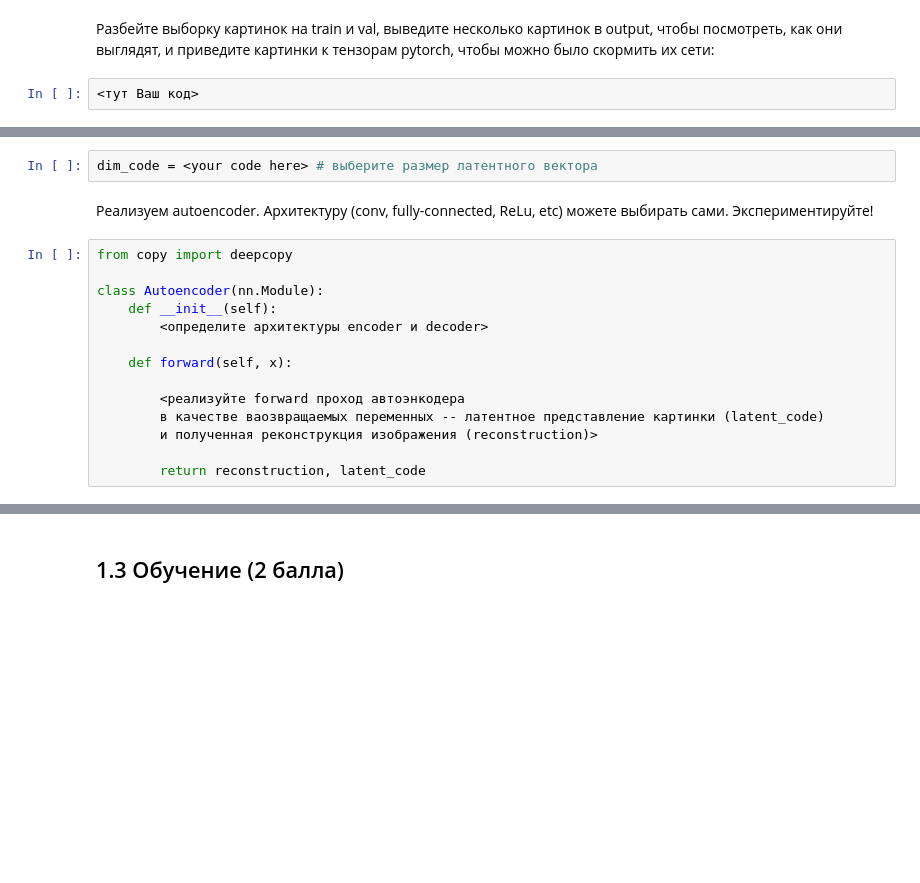
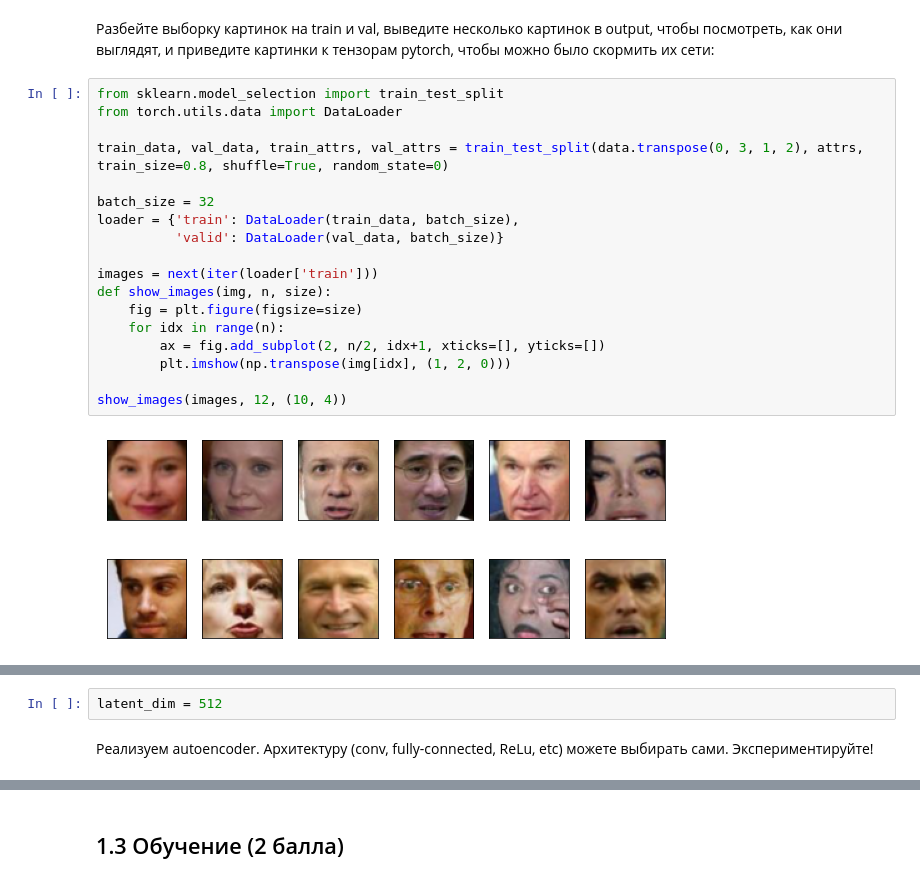
Before and after one commit to TheSameMan/Deep-Learning-1-2021-, a Jupyter notebook: Генеративные модели и автоэнкодеры/[homework]autoencoders.ipynb, the cells around one changed output, grey strips where cells are left out. Saved outputs shown, nothing was run; the diff lists cells and outputs as text; blank space fills up the shorter version.

```diff
--- a/Генеративные модели и автоэнкодеры/[homework]autoencoders.ipynb
+++ b/Генеративные модели и автоэнкодеры/[homework]autoencoders.ipynb
@@ -83,8 +104,26 @@ data, attrs = fetch_dataset()
 # %% [markdown]
 
 Разбейте выборку картинок на train и val, выведите несколько картинок в output, чтобы посмотреть, как они выглядят, и приведите картинки к тензорам pytorch, чтобы можно было скормить их сети:
-# %%
-<тут Ваш код>
+# %%
+from sklearn.model_selection import train_test_split
+from torch.utils.data import DataLoader
+
+train_data, val_data, train_attrs, val_attrs = train_test_split(data.transpose(0, 3, 1, 2), attrs, train_size=0.8, shuffle=True, random_state=0)
+
+batch_size = 32
+loader = {'train': DataLoader(train_data, batch_size),
+          'valid': DataLoader(val_data, batch_size)}
+
+images = next(iter(loader['train']))
+def show_images(img, n, size):
+    fig = plt.figure(figsize=size)
+    for idx in range(n):
+        ax = fig.add_subplot(2, n/2, idx+1, xticks=[], yticks=[])
+        plt.imshow(np.transpose(img[idx], (1, 2, 0)))
+
+show_images(images, 12, (10, 4))
+# %% [output]
+[figure, added]
 # %% [markdown]
 ## 1.2. Архитектура модели (1.5 балла)
 В этом разделе мы напишем и обучем обычный автоэнкодер.
@@ -95,21 +134,7 @@ data, attrs = fetch_dataset()
 
 
 ^ напомню, что автоэнкодер выглядит вот так
-# %%
-dim_code = <your code here> # выберите размер латентного вектора
+# %%
+latent_dim = 512
 # %% [markdown]
 Реализуем autoencoder. Архитектуру (conv, fully-connected, ReLu, etc) можете выбирать сами. Экспериментируйте!
-# %%
-from copy import deepcopy
-
-class Autoencoder(nn.Module):
-    def __init__(self):
-        <определите архитектуры encoder и decoder>
-
-    def forward(self, x):
-
-        <реализуйте forward проход автоэнкодера
-        в качестве ваозвращаемых переменных -- латентное представление картинки (latent_code)
-        и полученная реконструкция изображения (reconstruction)>
-
-        return reconstruction, latent_code
```
Also changed, not shown: parts of 51 cells of this notebook.
